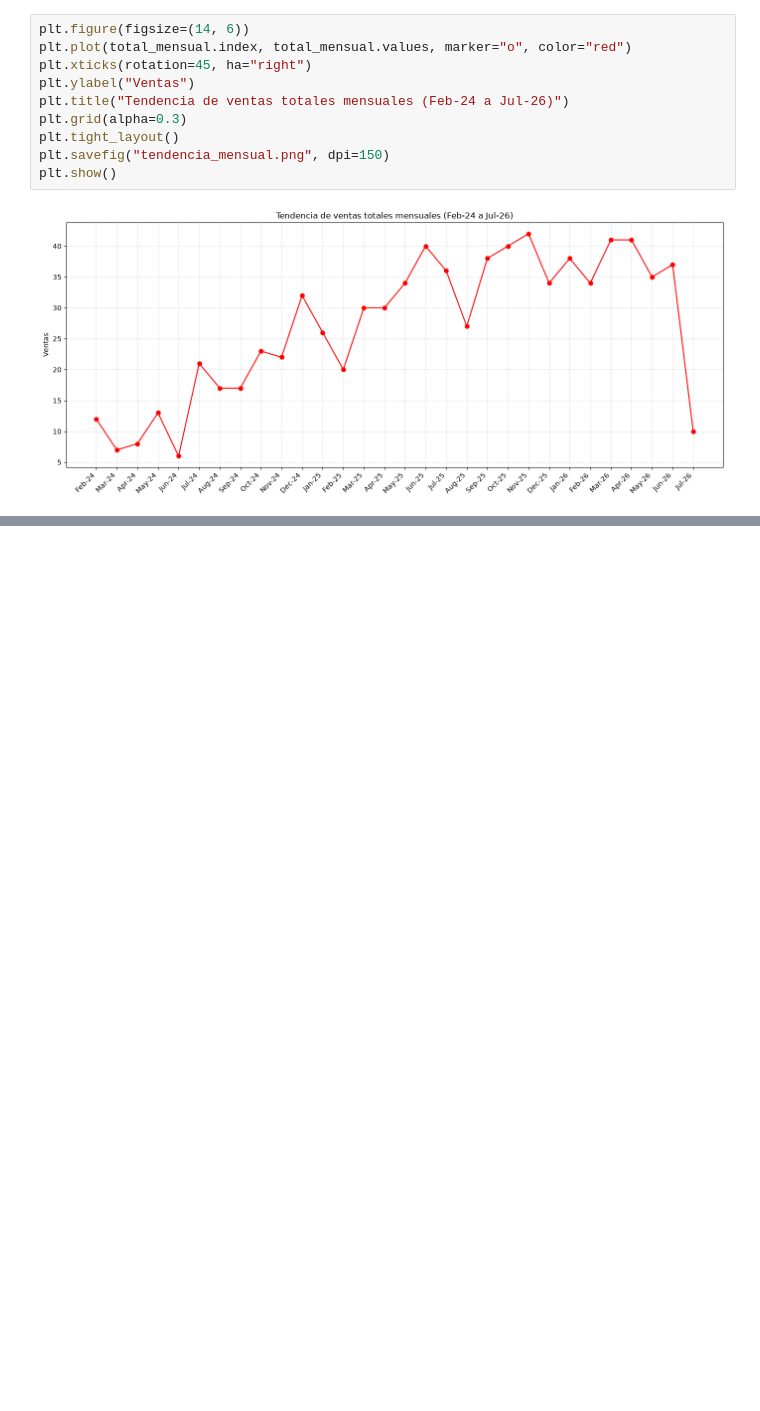
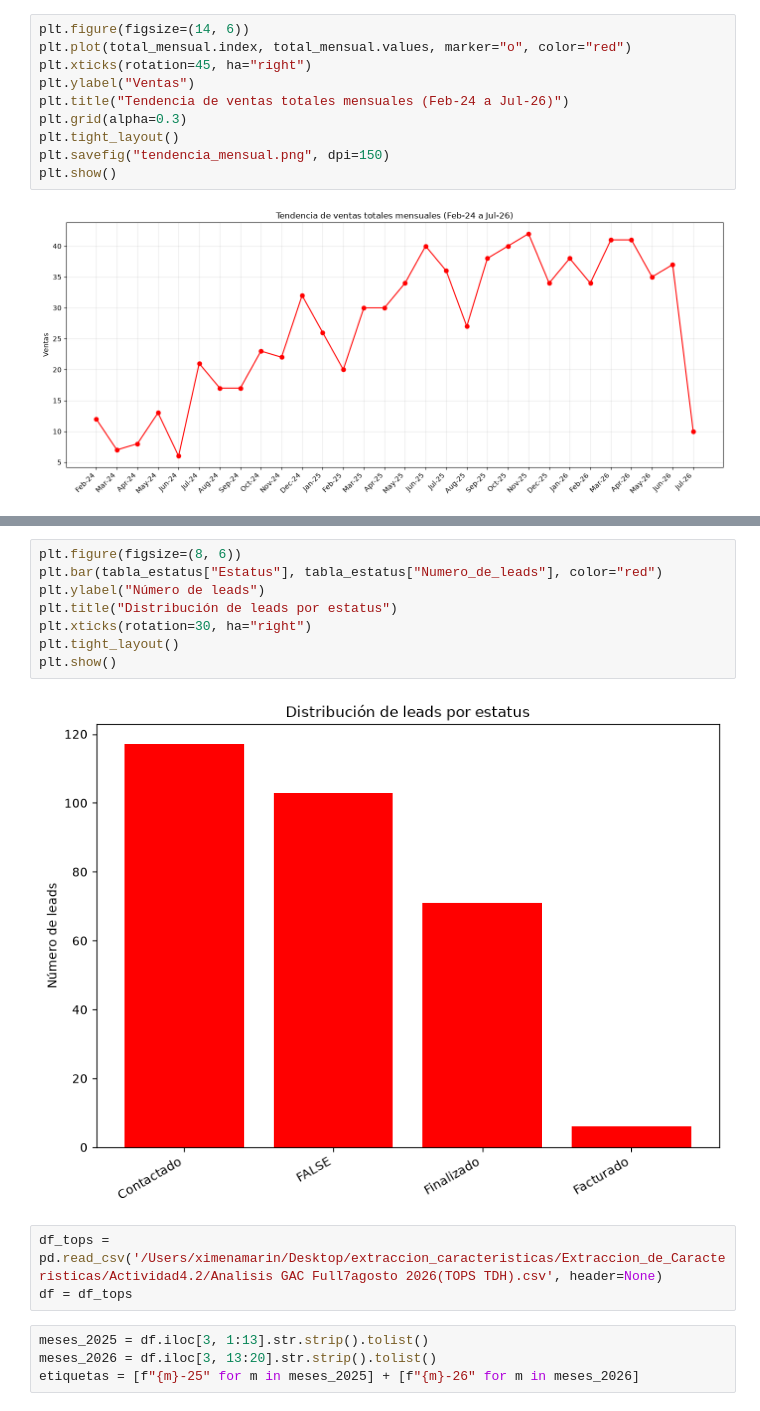
Before and after one commit to a01739242-ui/Extraccion_de_Caracteristicas, a Jupyter notebook: Actividad4.2/gac.ipynb, the cells around one changed output, grey strips where cells are left out. Cells and saved outputs as stored; diff of their text form; blank space fills up the shorter version.

```diff
--- a/Actividad4.2/gac.ipynb
+++ b/Actividad4.2/gac.ipynb
@@ -144,0 +220,17 @@ plt.show()
+# %%
+plt.figure(figsize=(8, 6))
+plt.bar(tabla_estatus["Estatus"], tabla_estatus["Numero_de_leads"], color="red")
+plt.ylabel("Número de leads")
+plt.title("Distribución de leads por estatus")
+plt.xticks(rotation=30, ha="right")
+plt.tight_layout()
+plt.show()
+# %% [output]
+[figure, added]
+# %%
+df_tops = pd.read_csv('/Users/ximenamarin/Desktop/extraccion_caracteristicas/Extraccion_de_Caracteristicas/Actividad4.2/Analisis GAC Full7agosto 2026(TOPS TDH).csv', header=None)
+df = df_tops
+# %%
+meses_2025 = df.iloc[3, 1:13].str.strip().tolist()
+meses_2026 = df.iloc[3, 13:20].str.strip().tolist()
+etiquetas = [f"{m}-25" for m in meses_2025] + [f"{m}-26" for m in meses_2026]
```
Also changed, not shown: parts of 13 cells of this notebook, 1 other file.
